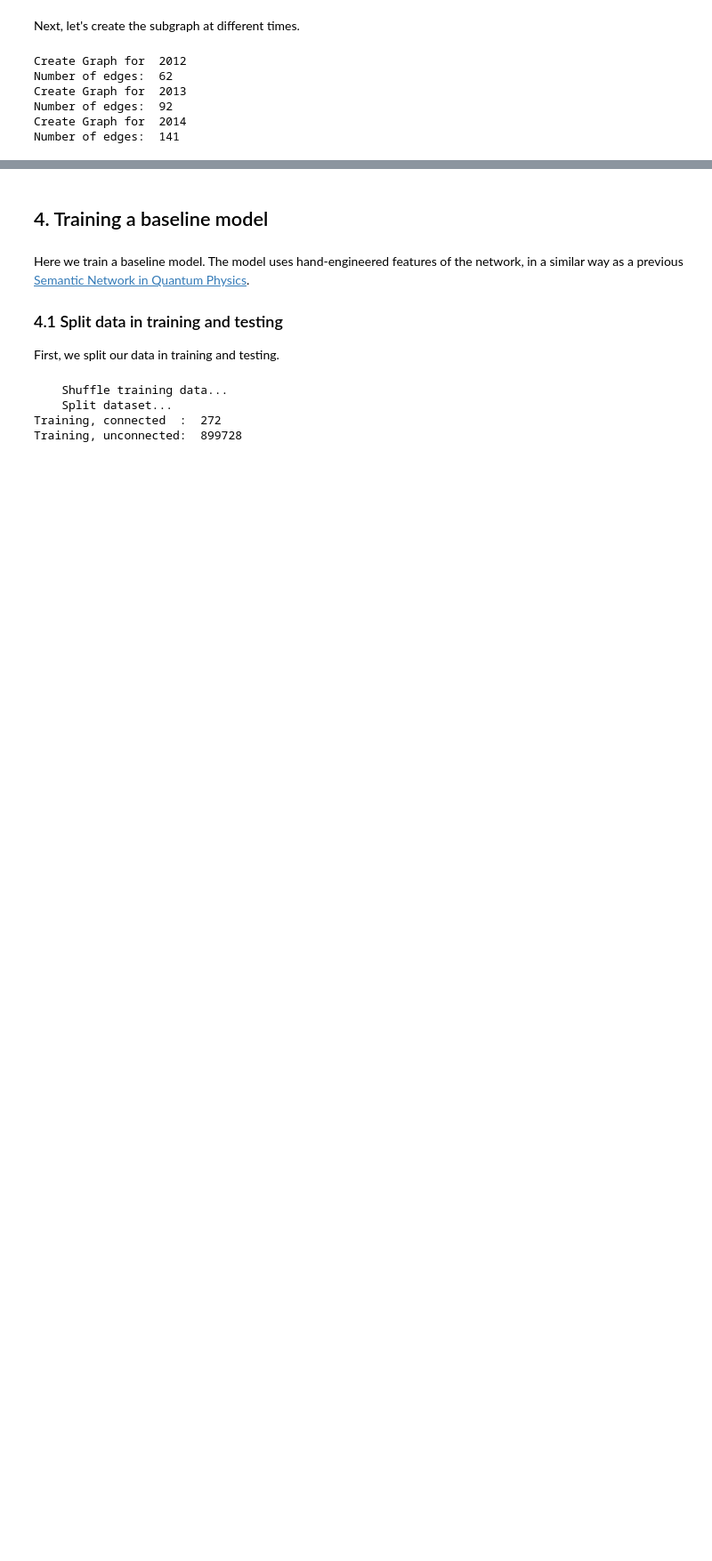
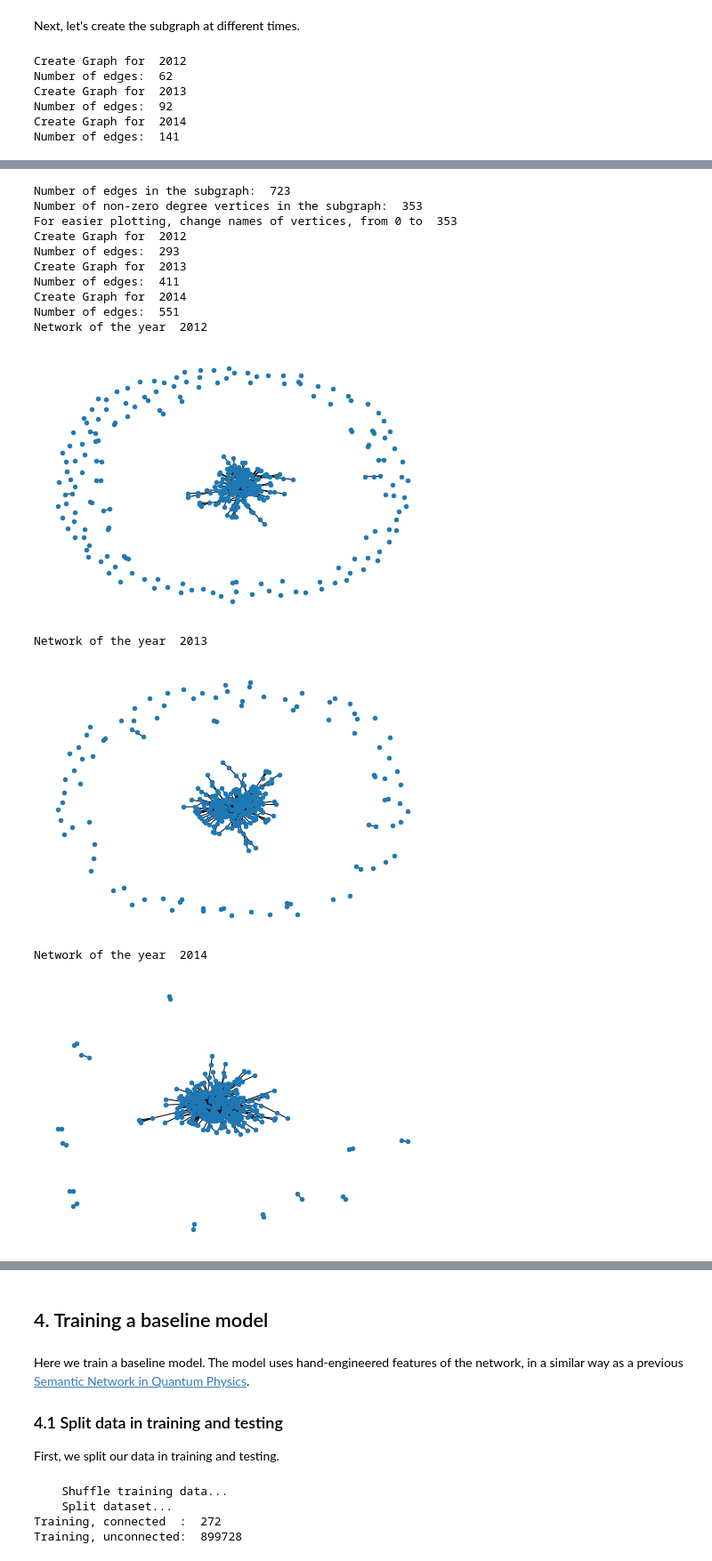
Before and after one commit to Babmuclr/trend_predict, a Jupyter notebook: src/notebooks/tutorial.ipynb, the cells around one changed output, grey strips where cells are left out. Shown: that part at 89% size. Cells and saved outputs as stored; diff of their text form; code cells hidden in the pictures; blank space fills up the shorter version.

```diff
--- a/src/notebooks/tutorial.ipynb
+++ b/src/notebooks/tutorial.ipynb
@@ -196,2 +190,65 @@ Network of the year  2014
+# %%
+topic_num = 1000
+rnd_vertices=random.sample(range(NUM_OF_VERTICES), topic_num) # we use 50 random concepts
+
+full_idx0=[]
+full_idx1=[]
+for ii in range(len(rnd_vertices)): # here we will find all indices of edges where the concept is either the first or the second vertex
+    full_idx0=np.concatenate((full_idx0, np.where(full_dynamic_graph_sparse[:,0] == rnd_vertices[ii])[0]))
+    full_idx1=np.concatenate((full_idx1, np.where(full_dynamic_graph_sparse[:,1] == rnd_vertices[ii])[0]))
+
+all_idx=list(set(full_idx0) & set(full_idx1))
+
+subgraph_of_semnet=full_dynamic_graph_sparse[np.array(all_idx).astype(int)] # get the corresponding edge
+
+# These vertices have degree(v)>0, i.e. have at least one edge in the subgraph:
+rnd_vertices=list(set(list(subgraph_of_semnet[:,0])+list(subgraph_of_semnet[:,1])))
+print('Number of edges in the subgraph: ', len(subgraph_of_semnet))
+print('Number of non-zero degree vertices in the subgraph: ', len(rnd_vertices))
+
+print('For easier plotting, change names of vertices, from 0 to ', len(rnd_vertices))
+
+for ii in range(len(rnd_vertices)):
+    subgraph_of_semnet[:,0]=[ii if x==rnd_vertices[ii] else x for x in subgraph_of_semnet[:,0]]
+    subgraph_of_semnet[:,1]=[ii if x==rnd_vertices[ii] else x for x in subgraph_of_semnet[:,1]]
+
+day_origin = date(1990,1,1)
+years=[2012,2013,2014]
+
+all_nx_nets=[]
+
+for yy in years:
+    print('Create Graph for ', yy)
+    day_curr=date(yy,12,31)
+    all_edges_curr=subgraph_of_semnet[subgraph_of_semnet[:,2]<(day_curr-day_origin).days]
+    adj_mat_sparse_curr = sparse.csr_matrix((np.ones(len(all_edges_curr)), (all_edges_curr[:,0], all_edges_curr[:,1])), shape=(len(rnd_vertices),len(rnd_vertices)))
+    print('Number of edges: ',adj_mat_sparse_curr.getnnz())
+    G_curr=nx.from_scipy_sparse_matrix(adj_mat_sparse_curr, parallel_edges=False, create_using=None, edge_attribute='weight')
+
+    all_nx_nets.append(G_curr)
+
+
+
+for idx in range(len(all_nx_nets)):
+    print('Network of the year ',years[idx])
+    curr_net=all_nx_nets[idx]
+    nx.draw(curr_net, pos=nx.spring_layout(curr_net), node_size=20)
+    plt.show()
+# %% [output]
+Number of edges in the subgraph:  723
+Number of non-zero degree vertices in the subgraph:  353
+For easier plotting, change names of vertices, from 0 to  353
+Create Graph for  2012
+Number of edges:  293
+Create Graph for  2013
+Number of edges:  411
+Create Graph for  2014
+Number of edges:  551
+Network of the year  2012
+[figure, added]
+Network of the year  2013
+[figure, added]
+Network of the year  2014
+[figure, added]
 # %% [markdown]
 <a id='train'></a>
```
Also changed, not shown: parts of 37 cells of this notebook, 2 other files.
